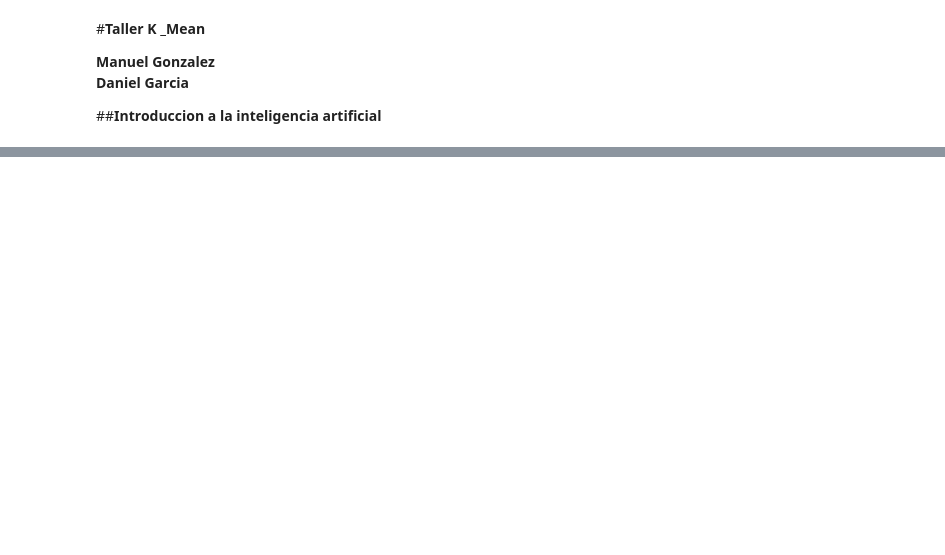
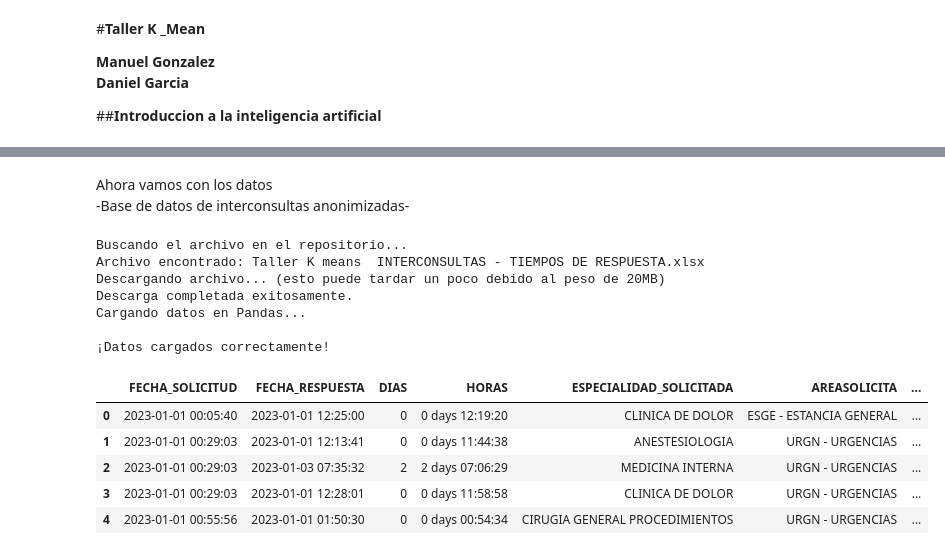
Before and after one commit to homeroauto-byte/taller_K-Mean-, a Jupyter notebook: notebooks/Taller_K_Mean_.ipynb, the cells around one changed output, grey strips where cells are left out. Saved outputs shown, nothing was run; the diff lists cells and outputs as text; code cells hidden in the pictures; blank space fills up the shorter version.

```diff
--- a/notebooks/Taller_K_Mean_.ipynb
+++ b/notebooks/Taller_K_Mean_.ipynb
@@ -20,0 +37,79 @@ Prueva actualizaciones
+# %% [markdown]
+Ahora vamos con los datos
+-Base de datos de interconsultas anonimizadas-
+# %%
+import pandas as pd
+import urllib.request
+import json
+from pathlib import Path
+
+def load_interconsultas_data():
+    # 1. Definimos la ruta local donde guardaremos el archivo
+    file_path = Path("datasets/interconsultas.xlsx")
+
+    if not file_path.is_file():
+        file_path.parent.mkdir(parents=True, exist_ok=True)
+
+        # 2. Usamos la API de GitHub para listar los archivos del repositorio
+        # Esto evita errores por espacios o tildes en el nombre del archivo
+        api_url = "https://api.github.com/repos/homeroauto-byte/taller_K-Mean-/contents/"
+
+        print("Buscando el archivo en el repositorio...")
+        try:
+            req = urllib.request.Request(api_url, headers={'User-Agent': 'Mozilla/5.0'})
+            with urllib.request.urlopen(req) as response:
+                files = json.loads(response.read().decode())
+
+            # Buscamos el archivo que termine en .xlsx
+            download_url = None
+            for file in files:
+                if file['name'].endswith('.xlsx'):
+                    download_url = file['download_url']
+                    print(f"Archivo encontrado: {file['name']}")
+                    break
+
+            if not download_url:
+                raise FileNotFoundError("No se encontró ningún archivo .xlsx en el repositorio.")
+
+        except Exception as e:
+            print(f"Error al conectar con la API de GitHub: {e}")
+            print("Intentando con URL directa alternativa...")
+            # Plan B: URL directa codificada manualmente por si la API falla
+            download_url = "https://raw.githubusercontent.com/homeroauto-byte/taller_K-Mean-/main/Taller%20K%20means%20INTERCONSULTAS%20-%20TIEMPOS%20DE%20RESPUESTA.xlsx"
+
+        # 3. Descargamos el archivo
+        print(f"Descargando archivo... (esto puede tardar un poco debido al peso de 20MB)")
+        try:
+            urllib.request.urlretrieve(download_url, file_path)
+            print("Descarga completada exitosamente.")
+        except Exception as e:
+            print(f"Error al descargar: {e}")
+            return None
+
+    # 4. Leemos el archivo Excel
+    print("Cargando datos en Pandas...")
+    return pd.read_excel(file_path)
+
+# Ejecutamos la función
+df_interconsultas = load_interconsultas_data()
+
+# Mostramos las primeras filas para verificar
+if df_interconsultas is not None:
+    print("\n¡Datos cargados correctamente!")
+    display(df_interconsultas.head())
+else:
+    print("\nNo se pudieron cargar los datos.")
+# %% [output]
+Buscando el archivo en el repositorio...
+Archivo encontrado: Taller K means  INTERCONSULTAS - TIEMPOS DE RESPUESTA.xlsx
+Descargando archivo... (esto puede tardar un poco debido al peso de 20MB)
+Descarga completada exitosamente.
+Cargando datos en Pandas...
+
+¡Datos cargados correctamente!
+|  | FECHA_SOLICITUD | FECHA_RESPUESTA | DIAS | HORAS | ESPECIALIDAD_SOLICITADA | AREASOLICITA | ... |
+| 0 | 2023-01-01 00:05:40 | 2023-01-01 12:25:00 | 0 | 0 days 12:19:20 | CLINICA DE DOLOR | ESGE - ESTANCIA GENERAL | ... |
+| 1 | 2023-01-01 00:29:03 | 2023-01-01 12:13:41 | 0 | 0 days 11:44:38 | ANESTESIOLOGIA | URGN - URGENCIAS | ... |
+| 2 | 2023-01-01 00:29:03 | 2023-01-03 07:35:32 | 2 | 2 days 07:06:29 | MEDICINA INTERNA | URGN - URGENCIAS | ... |
+| 3 | 2023-01-01 00:29:03 | 2023-01-01 12:28:01 | 0 | 0 days 11:58:58 | CLINICA DE DOLOR | URGN - URGENCIAS | ... |
+| 4 | 2023-01-01 00:55:56 | 2023-01-01 01:50:30 | 0 | 0 days 00:54:34 | CIRUGIA GENERAL PROCEDIMIENTOS | URGN - URGENCIAS | ... |
```
Also changed, not shown: parts of 11 cells of this notebook.
